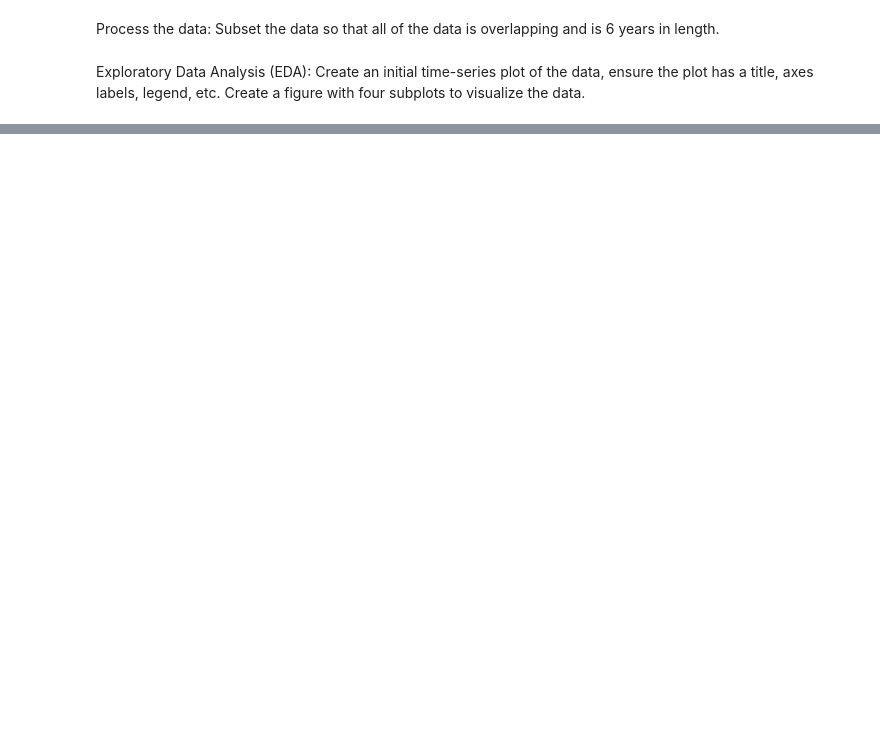
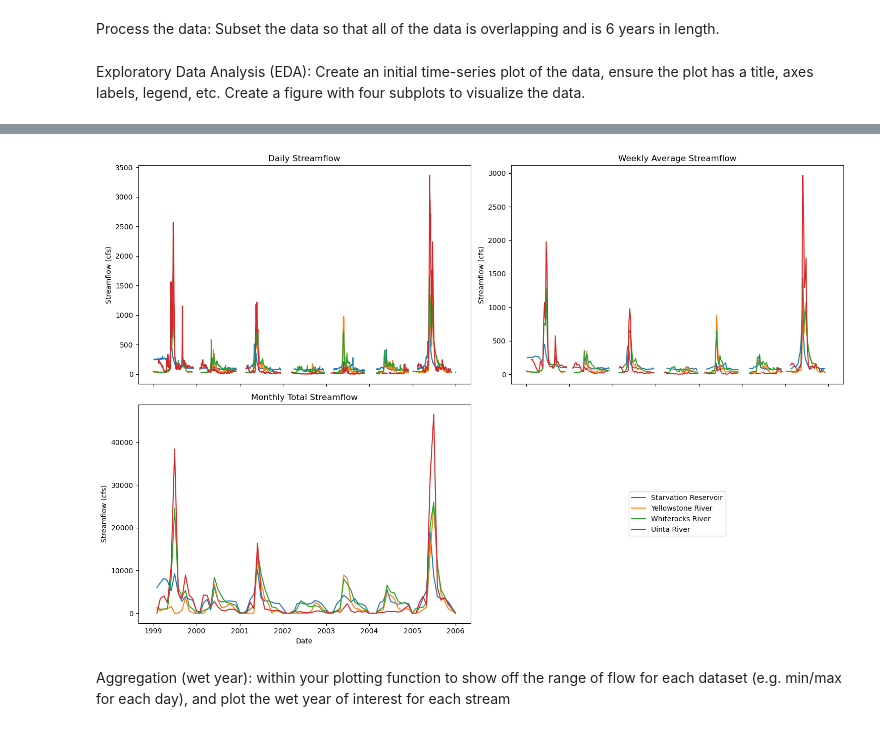
Before and after one commit to annasosnovske/HydroinformaticsHW1, a Jupyter notebook: notebooks/notebook.ipynb, the cells around one changed output, grey strips where cells are left out. Cells and saved outputs as stored; diff of their text form; code cells hidden in the pictures; blank space fills up the shorter version.

```diff
--- a/notebooks/notebook.ipynb
+++ b/notebooks/notebook.ipynb
@@ -115,0 +133,45 @@ plt.show()
+# %%
+# for each data set, resample to weekly averages
+streamflow_starvationres_weekly = streamflow_starvationres_1999_2005['USGS_flow'].resample('W').mean()
+streamflow_yellowstone_weekly = streamflow_yellowstone_1999_2005['USGS_flow'].resample('W').mean()
+streamflow_whiterocks_weekly = streamflow_whiterocks_1999_2005['USGS_flow'].resample('W').mean()
+streamflow_uinta_weekly = streamflow_uinta_1999_2005['USGS_flow'].resample('W').mean()
+# %%
+# for each data set, resample to monthly totals
+streamflow_starvationres_monthly = streamflow_starvationres_1999_2005['USGS_flow'].resample('M').sum()
+streamflow_yellowstone_monthly = streamflow_yellowstone_1999_2005['USGS_flow'].resample('M').sum()
+streamflow_whiterocks_monthly = streamflow_whiterocks_1999_2005['USGS_flow'].resample('M').sum()
+streamflow_uinta_monthly = streamflow_uinta_1999_2005['USGS_flow'].resample('M').sum()
+# %%
+# create four subplots in a 2 by 2 grid, with the first subplot showing the daily streamflow for all four data sets, the second subplot showing the weekly average streamflow for all four data sets, the third subplot showing the monthly total streamflow for all four data sets, and the fourth subplot showing the legend for all four data sets
+fig, axs = plt.subplots(2, 2, figsize=(15, 10), sharex=True)
+axs[0, 0].plot(streamflow_starvationres_1999_2005["USGS_flow"], label="Starvation Reservoir")
+axs[0, 0].plot(streamflow_yellowstone_1999_2005["USGS_flow"], label="Yellowstone River")
+axs[0, 0].plot(streamflow_whiterocks_1999_2005["USGS_flow"], label="Whiterocks River")
+axs[0, 0].plot(streamflow_uinta_1999_2005["USGS_flow"], label="Uinta River")
+axs[0, 0].set_title("Daily Streamflow")
+axs[0, 0].set_ylabel("Streamflow (cfs)")
+axs[0, 1].plot(streamflow_starvationres_weekly, label="Starvation Reservoir")
+axs[0, 1].plot(streamflow_yellowstone_weekly, label="Yellowstone River")
+axs[0, 1].plot(streamflow_whiterocks_weekly, label="Whiterocks River")
+axs[0, 1].plot(streamflow_uinta_weekly, label="Uinta River")
+axs[0, 1].set_title("Weekly Average Streamflow")
+axs[0, 1].set_ylabel("Streamflow (cfs)")
+axs[1, 0].plot(streamflow_starvationres_monthly, label="Starvation Reservoir")
+axs[1, 0].plot(streamflow_yellowstone_monthly, label="Yellowstone River")
+axs[1, 0].plot(streamflow_whiterocks_monthly, label="Whiterocks River")
+axs[1, 0].plot(streamflow_uinta_monthly, label="Uinta River")
+axs[1, 0].set_title("Monthly Total Streamflow")
+axs[1, 0].set_xlabel("Date")
+axs[1, 0].set_ylabel("Streamflow (cfs)")
+
+# get handles and labels from daily streamflow plot and display in the fourth subplot
+handles, labels = axs[0, 0].get_legend_handles_labels()
+axs[1, 1].legend(handles, labels, loc='center')
+axs[1, 1].axis('off')
+plt.tight_layout()
+plt.show()
+# %% [output]
+[figure, added]
+# %% [markdown]
+Aggregation (wet year): within your plotting function to show off the range of flow for each dataset (e.g. min/max for each day), and plot the wet year of interest for each stream
```
Also changed, not shown: parts of 9 cells of this notebook.
